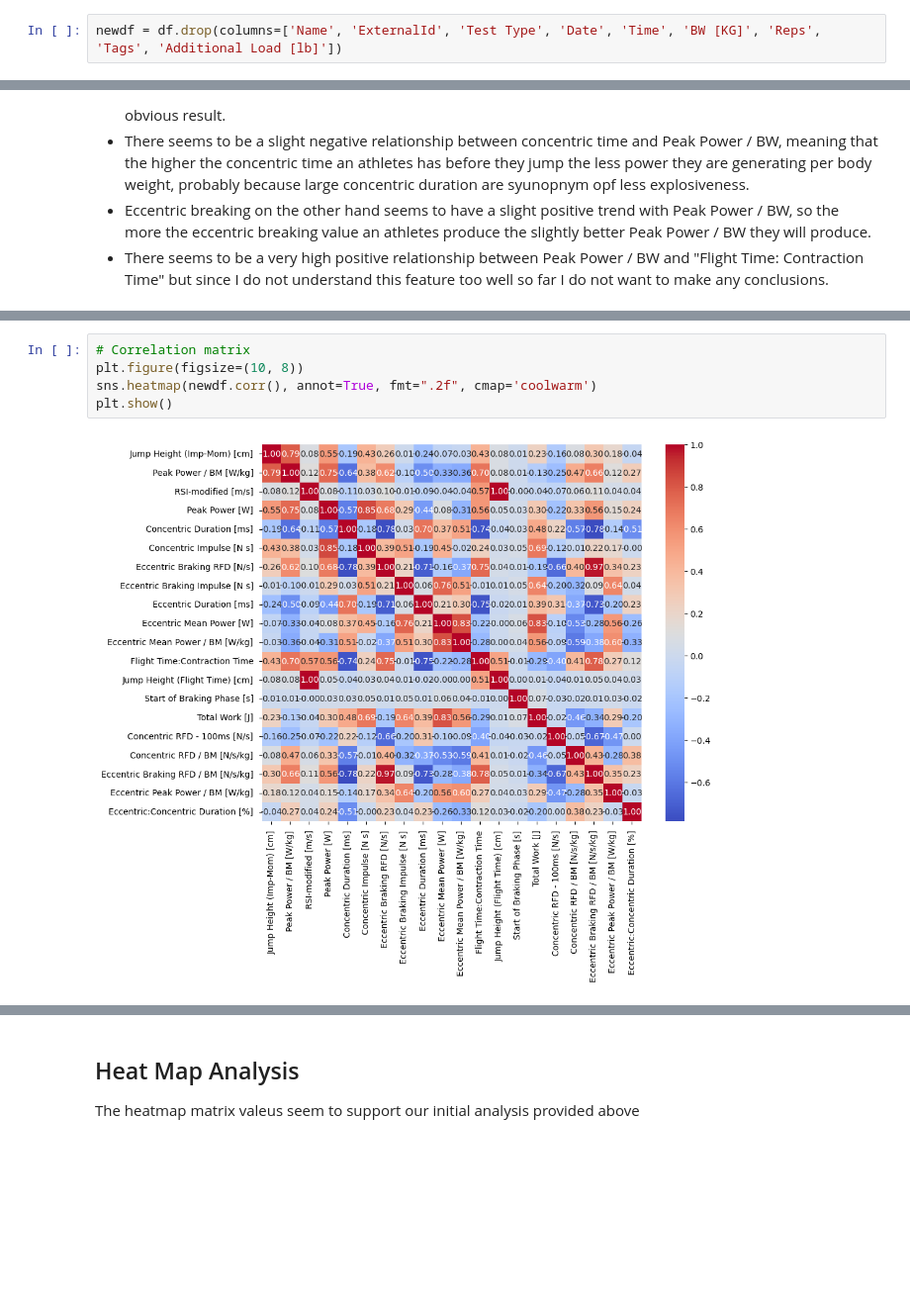
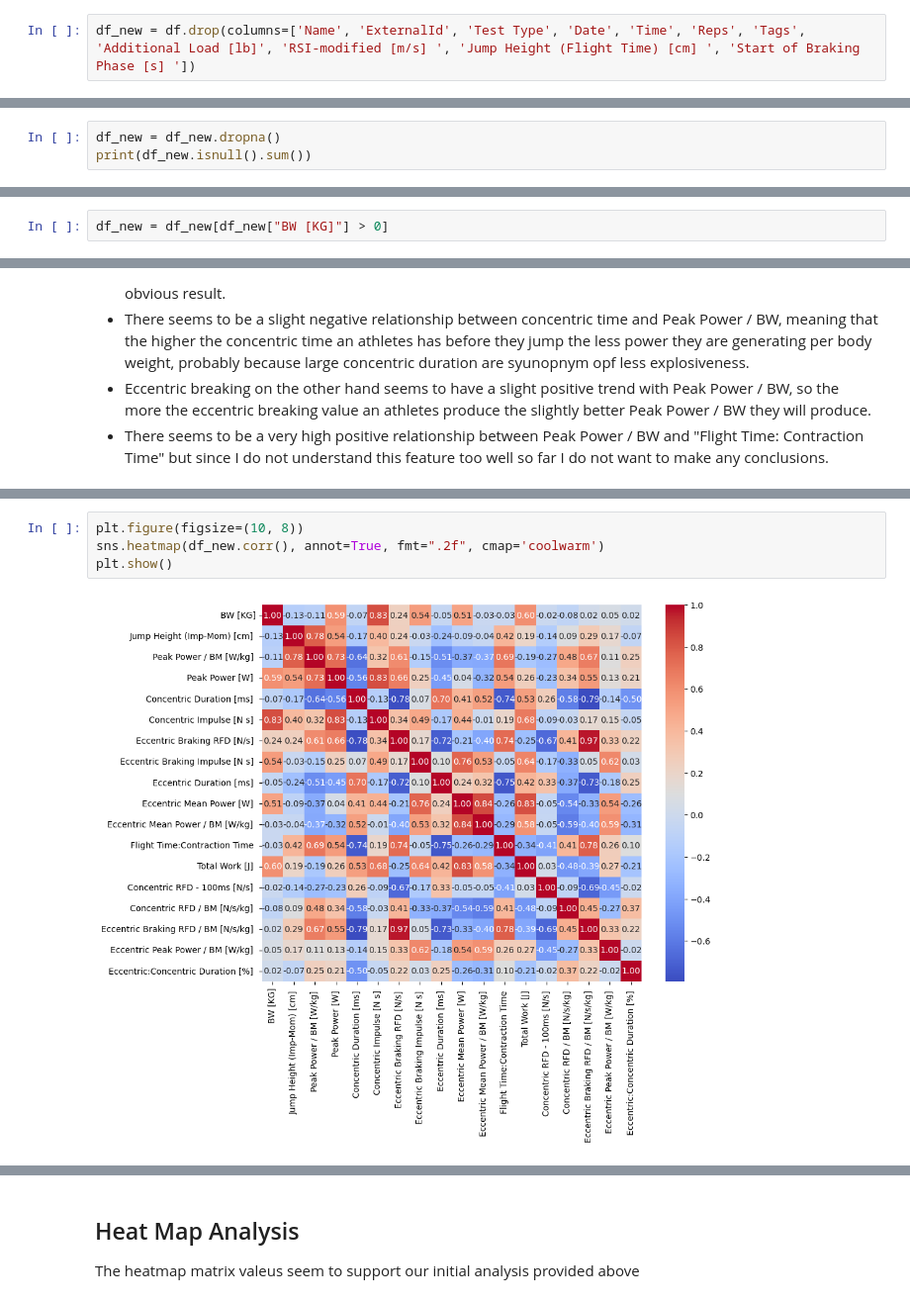
Before and after one commit to G4BE-334/AthletesMachineLearningProject, a Jupyter notebook: MachineLearningProject.ipynb, the cells around one changed output, grey strips where cells are left out. Shown at 99% size. Drawn from its saved outputs; the diff is of its cells as text; blank space fills up the shorter version.

```diff
--- a/MachineLearningProject.ipynb
+++ b/MachineLearningProject.ipynb
@@ -19,2 +25,2 @@ df.head()
 # %%
-newdf = df.drop(columns=['Name', 'ExternalId', 'Test Type', 'Date', 'Time', 'BW [KG]', 'Reps', 'Tags', 'Additional Load [lb]'])
+df_new = df.drop(columns=['Name', 'ExternalId', 'Test Type', 'Date', 'Time', 'Reps', 'Tags', 'Additional Load [lb]', 'RSI-modified [m/s] ', 'Jump Height (Flight Time) [cm] ', 'Start of Braking Phase [s] '])
@@ -20,0 +29,3 @@ newdf = df.drop(columns=['Name', 'ExternalId', 'Test Type', 'Date', 'Time', 'BW
+# %%
+df_new = df_new.dropna()
+print(df_new.isnull().sum())
@@ -20,0 +54,2 @@ newdf = df.drop(columns=['Name', 'ExternalId', 'Test Type', 'Date', 'Time', 'BW
+# %%
+df_new = df_new[df_new["BW [KG]"] > 0]
@@ -82,7 +108,6 @@ for column in newdf.columns:
 # %%
-# Correlation matrix
 plt.figure(figsize=(10, 8))
-sns.heatmap(newdf.corr(), annot=True, fmt=".2f", cmap='coolwarm')
+sns.heatmap(df_new.corr(), annot=True, fmt=".2f", cmap='coolwarm')
 plt.show()
 # %% [output]
-[figure, old version]
+[figure, new version]
```
Also changed, not shown: parts of 16 cells of this notebook.
